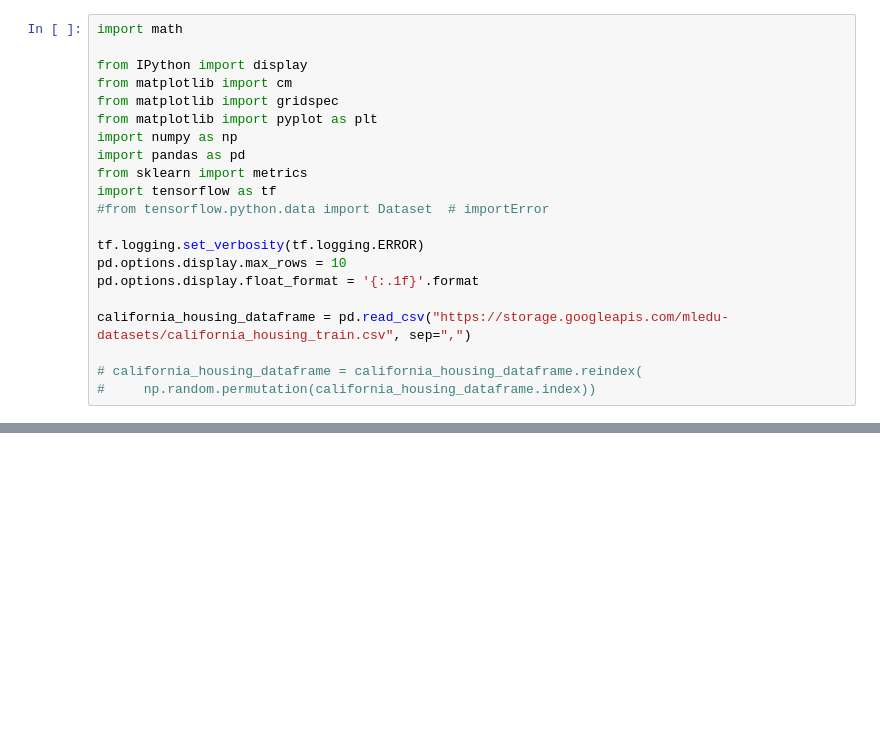
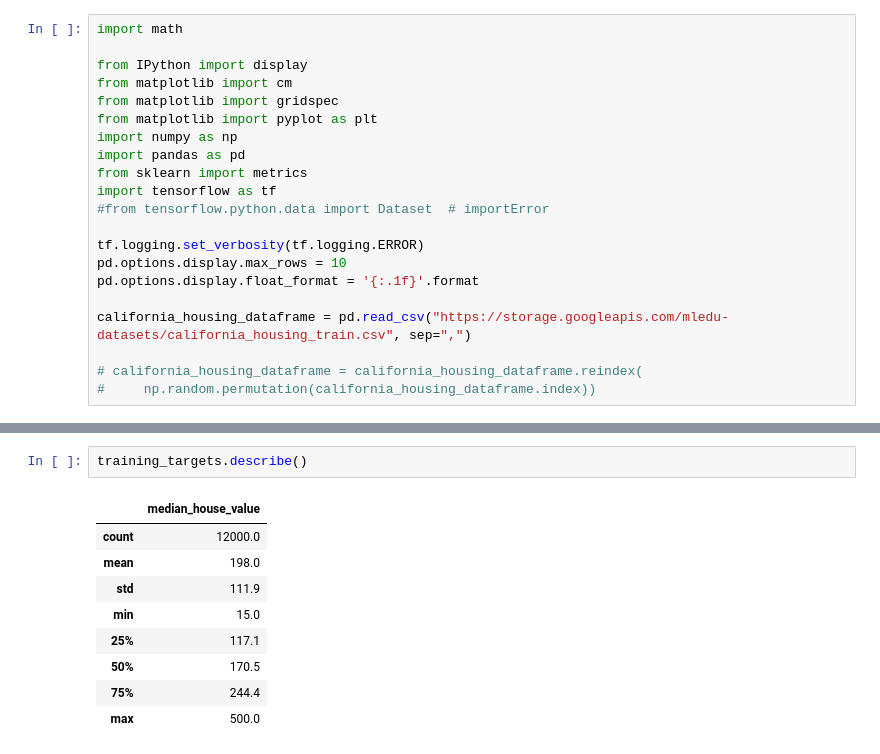
Before and after one commit to nabeelahmed/ml_crash_course, a Jupyter notebook: 1.ML_concepts.ipynb, the cells around one changed output, grey strips where cells are left out. Drawn from its saved outputs; the diff is of its cells as text; blank space fills up the shorter version.

```diff
--- a/1.ML_concepts.ipynb
+++ b/1.ML_concepts.ipynb
@@ -83,0 +151,12 @@ def preprocess_targets(california_housing_dataframe):
+# %%
+training_targets.describe()
+# %% [output]
+|  | median_house_value |
+| count | 12000.0 |
+| mean | 198.0 |
+| std | 111.9 |
+| min | 15.0 |
+| 25% | 117.1 |
+| 50% | 170.5 |
+| 75% | 244.4 |
+| max | 500.0 |
```
Also changed, not shown: parts of 15 cells of this notebook, 1 other file.
